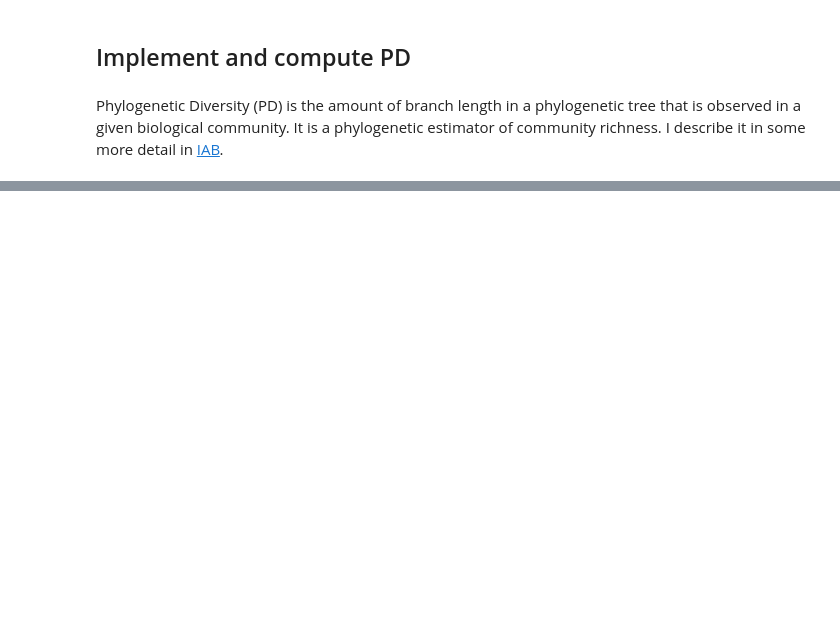
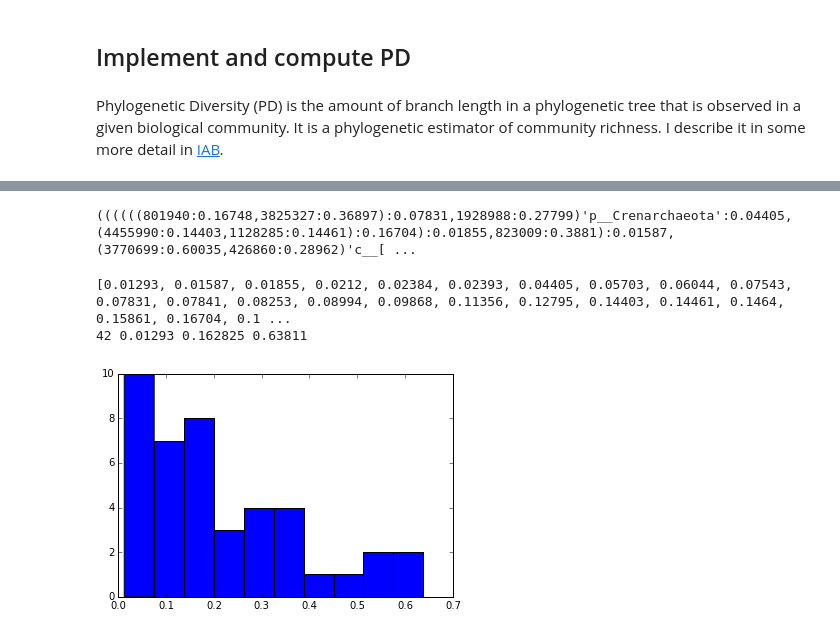
Before and after one commit to gregcaporaso/sketchbook, a Jupyter notebook: ete2-experiments/experiments.ipynb, the cells around one changed output, grey strips where cells are left out. Saved outputs shown, nothing was run; the diff lists cells and outputs as text; code cells hidden in the pictures; blank space fills up the shorter version.

```diff
--- a/ete2-experiments/experiments.ipynb
+++ b/ete2-experiments/experiments.ipynb
@@ -138,0 +139,17 @@ _ = plt.hist([e[0] for e in ds])
+# %%
+# let's just parse the floats from the newick tree now and see what we get...
+import re
+s = open(expandvars("$HOME/data/gg_13_8_otus/trees/61_otus.tree")).read()
+print s
+# %% [output]
+((((((801940:0.16748,3825327:0.36897):0.07831,1928988:0.27799)'p__Crenarchaeota':0.04405,(4455990:0.14403,1128285:0.14461):0.16704):0.01855,823009:0.3881):0.01587,(3770699:0.60035,426860:0.28962)'c__[ ...
+# %%
+lengths = map(float,[e[1:] for e in re.findall(':\d\.\d+', s)])
+lengths.sort()
+print lengths
+print len(lengths), np.min(lengths), np.median(lengths), np.max(lengths)
+_ = plt.hist(lengths)
+# %% [output]
+[0.01293, 0.01587, 0.01855, 0.0212, 0.02384, 0.02393, 0.04405, 0.05703, 0.06044, 0.07543, 0.07831, 0.07841, 0.08253, 0.08994, 0.09868, 0.11356, 0.12795, 0.14403, 0.14461, 0.1464, 0.15861, 0.16704, 0.1 ...
+42 0.01293 0.162825 0.63811
+[figure, added]
```
Also changed, not shown: parts of 21 cells of this notebook, 1 other file.
